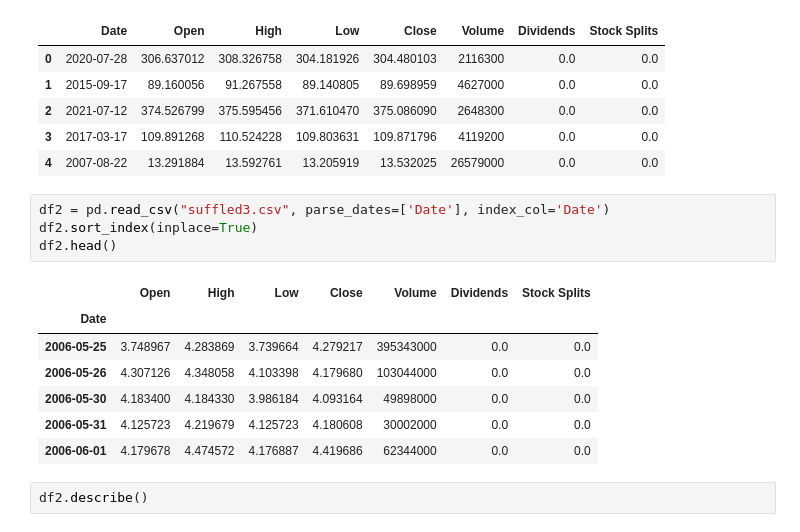
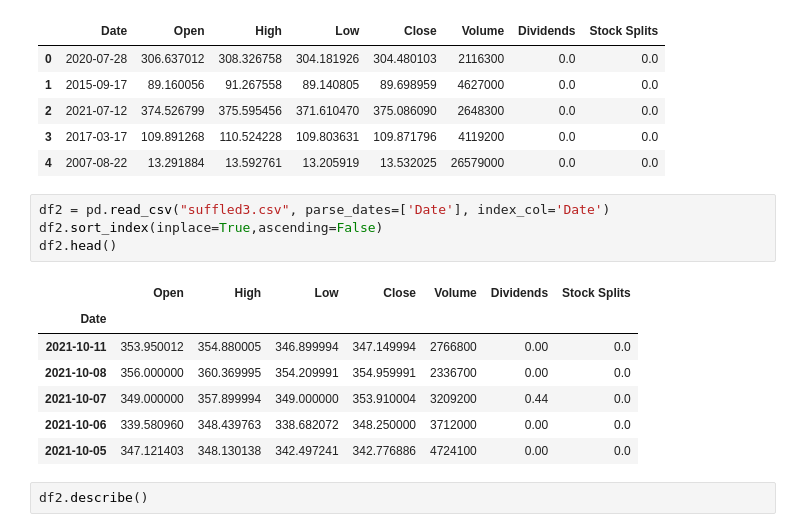
Before and after one commit to MapsaBootCamp/ML3_EXERCISE, a Jupyter notebook: Q7.ipynb, the cells around one changed output. Saved outputs shown, nothing was run; the diff lists cells and outputs as text.

```diff
--- a/Q7.ipynb
+++ b/Q7.ipynb
@@ -15,16 +15,16 @@ df.head()
 | 4 | 2007-08-22 | 13.291884 | 13.592761 | 13.205919 | 13.532025 | 26579000 | 0.0 | 0.0 |
 # %%
 df2 = pd.read_csv("suffled3.csv", parse_dates=['Date'], index_col='Date')
-df2.sort_index(inplace=True)
+df2.sort_index(inplace=True,ascending=False)
 df2.head()
 # %% [output]
 |  | Open | High | Low | Close | Volume | Dividends | Stock Splits |
 | Date |  |  |  |  |  |  |  |
-| 2006-05-25 | 3.748967 | 4.283869 | 3.739664 | 4.279217 | 395343000 | 0.0 | 0.0 |
-| 2006-05-26 | 4.307126 | 4.348058 | 4.103398 | 4.179680 | 103044000 | 0.0 | 0.0 |
-| 2006-05-30 | 4.183400 | 4.184330 | 3.986184 | 4.093164 | 49898000 | 0.0 | 0.0 |
-| 2006-05-31 | 4.125723 | 4.219679 | 4.125723 | 4.180608 | 30002000 | 0.0 | 0.0 |
-| 2006-06-01 | 4.179678 | 4.474572 | 4.176887 | 4.419686 | 62344000 | 0.0 | 0.0 |
+| 2021-10-11 | 353.950012 | 354.880005 | 346.899994 | 347.149994 | 2766800 | 0.00 | 0.0 |
+| 2021-10-08 | 356.000000 | 360.369995 | 354.209991 | 354.959991 | 2336700 | 0.00 | 0.0 |
+| 2021-10-07 | 349.000000 | 357.899994 | 349.000000 | 353.910004 | 3209200 | 0.44 | 0.0 |
+| 2021-10-06 | 339.580960 | 348.439763 | 338.682072 | 348.250000 | 3712000 | 0.00 | 0.0 |
+| 2021-10-05 | 347.121403 | 348.130138 | 342.497241 | 342.776886 | 4724100 | 0.00 | 0.0 |
 # %%
 df2.describe()
 # %% [output]
```
Also changed, not shown: parts of 1 cell of this notebook.
